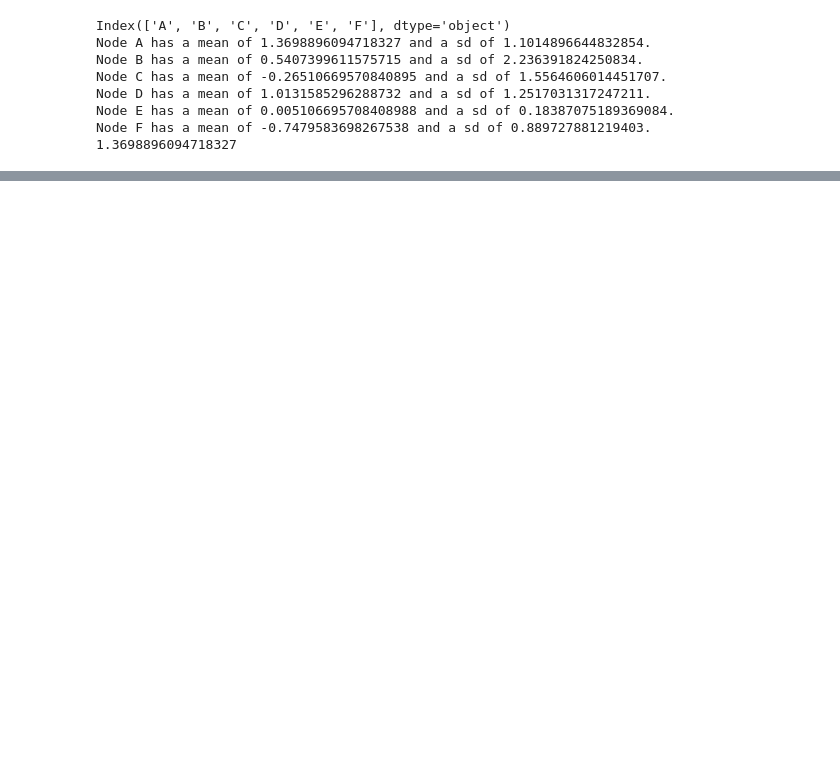
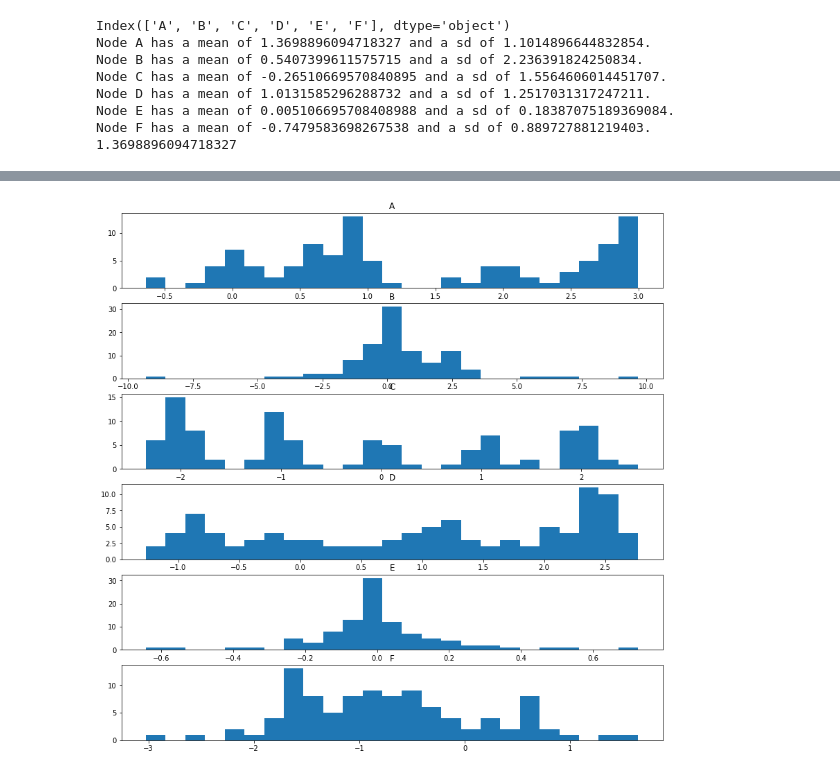
Before and after one commit to magn3144/CausalityGraphGenerator, a Jupyter notebook: CounterFactuals_on_CE.ipynb, the cells around one changed output, grey strips where cells are left out. Cells and saved outputs as stored; diff of their text form; code cells hidden in the pictures; blank space fills up the shorter version.

```diff
--- a/CounterFactuals_on_CE.ipynb
+++ b/CounterFactuals_on_CE.ipynb
@@ -32,0 +72,8 @@ E = stats.norm(loc=mean_E, scale=std_E)
+# %%
+fig, axs = plt.subplots(6, figsize=(14,14))
+for i, node in enumerate(data_noIntervention.keys()):
+    axs[i].title.set_text(f"{node}")
+    axs[i].hist(data_noIntervention[node], bins=25)
+plt.show()
+# %% [output]
+[figure, added]
```
Also changed, not shown: parts of 4 cells of this notebook.
